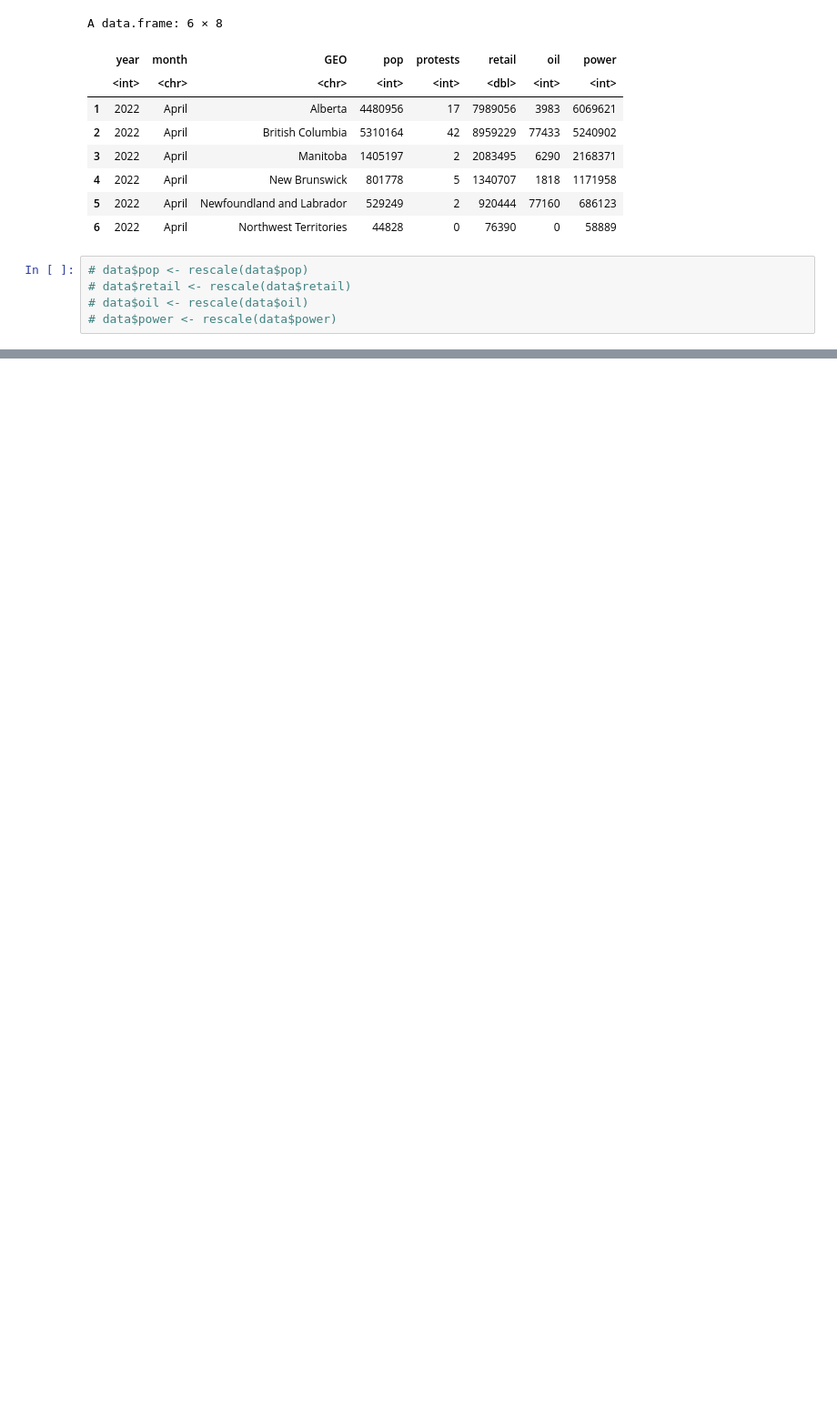
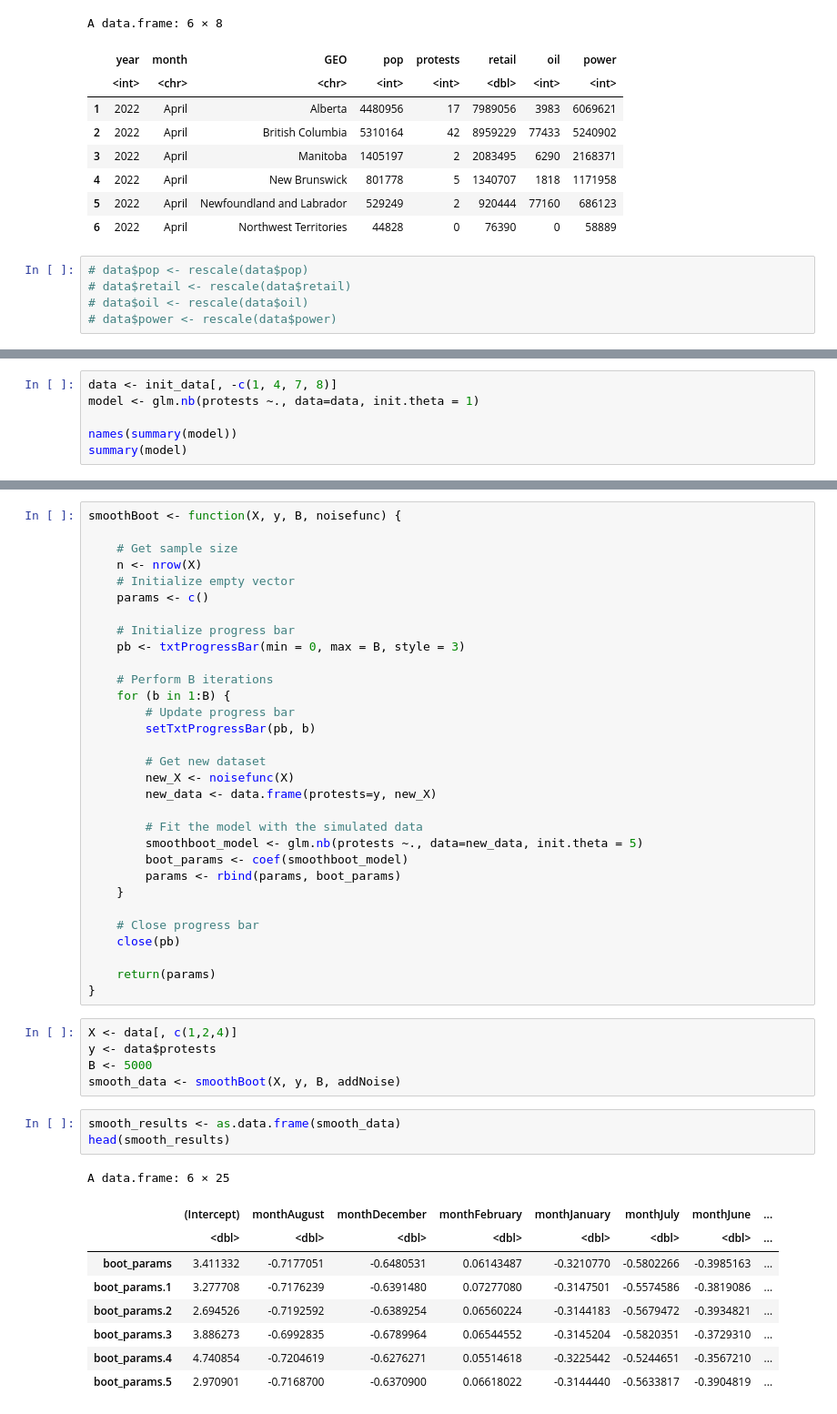
Before and after one commit to LeoKraushaar/protests, a Jupyter notebook: code/R/model_building.ipynb, the cells around one changed output, grey strips where cells are left out. Shown: that part at 91% size. Drawn from its saved outputs; the diff is of its cells as text; blank space fills up the shorter version.

```diff
--- a/code/R/model_building.ipynb
+++ b/code/R/model_building.ipynb
@@ -81,0 +89,6 @@ The following objects are masked from data (pos = 6):
+# %%
+data <- init_data[, -c(1, 4, 7, 8)]
+model <- glm.nb(protests ~., data=data, init.theta = 1)
+
+names(summary(model))
+summary(model)
@@ -175,0 +229,49 @@ coefBoot(data2, 200, B=1)
+# %%
+smoothBoot <- function(X, y, B, noisefunc) {
+
+    # Get sample size
+    n <- nrow(X)
+    # Initialize empty vector
+    params <- c()
+
+    # Initialize progress bar
+    pb <- txtProgressBar(min = 0, max = B, style = 3)
+
+    # Perform B iterations
+    for (b in 1:B) {
+        # Update progress bar
+        setTxtProgressBar(pb, b)
+
+        # Get new dataset
+        new_X <- noisefunc(X)
+        new_data <- data.frame(protests=y, new_X)
+
+        # Fit the model with the simulated data
+        smoothboot_model <- glm.nb(protests ~., data=new_data, init.theta = 5)
+        boot_params <- coef(smoothboot_model)
+        params <- rbind(params, boot_params)
+    }
+
+    # Close progress bar
+    close(pb)
+
+    return(params)
+}
+# %%
+X <- data[, c(1,2,4)]
+y <- data$protests
+B <- 5000
+smooth_data <- smoothBoot(X, y, B, addNoise)
+# %%
+smooth_results <- as.data.frame(smooth_data)
+head(smooth_results)
+# %% [output]
+A data.frame: 6 × 25
+|  | (Intercept) | monthAugust | monthDecember | monthFebruary | monthJanuary | monthJuly | monthJune | ... |
+|  | <dbl> | <dbl> | <dbl> | <dbl> | <dbl> | <dbl> | <dbl> | ... |
+| boot_params | 3.411332 | -0.7177051 | -0.6480531 | 0.06143487 | -0.3210770 | -0.5802266 | -0.3985163 | ... |
+| boot_params.1 | 3.277708 | -0.7176239 | -0.6391480 | 0.07277080 | -0.3147501 | -0.5574586 | -0.3819086 | ... |
+| boot_params.2 | 2.694526 | -0.7192592 | -0.6389254 | 0.06560224 | -0.3144183 | -0.5679472 | -0.3934821 | ... |
+| boot_params.3 | 3.886273 | -0.6992835 | -0.6789964 | 0.06544552 | -0.3145204 | -0.5820351 | -0.3729310 | ... |
+| boot_params.4 | 4.740854 | -0.7204619 | -0.6276271 | 0.05514618 | -0.3225442 | -0.5244651 | -0.3567210 | ... |
+| boot_params.5 | 2.970901 | -0.7168700 | -0.6370900 | 0.06618022 | -0.3144440 | -0.5633817 | -0.3904819 | ... |
```
Also changed, not shown: parts of 33 cells of this notebook, 6 other files.
